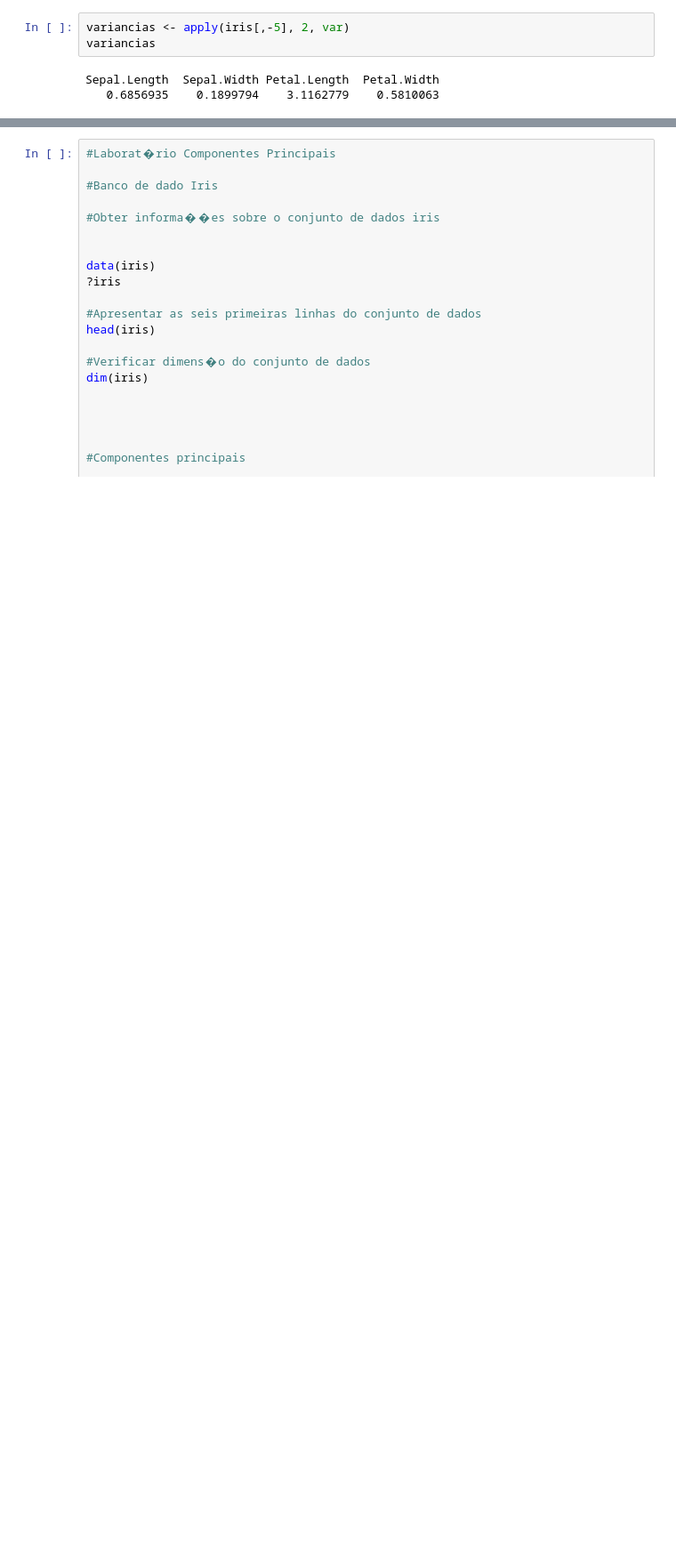
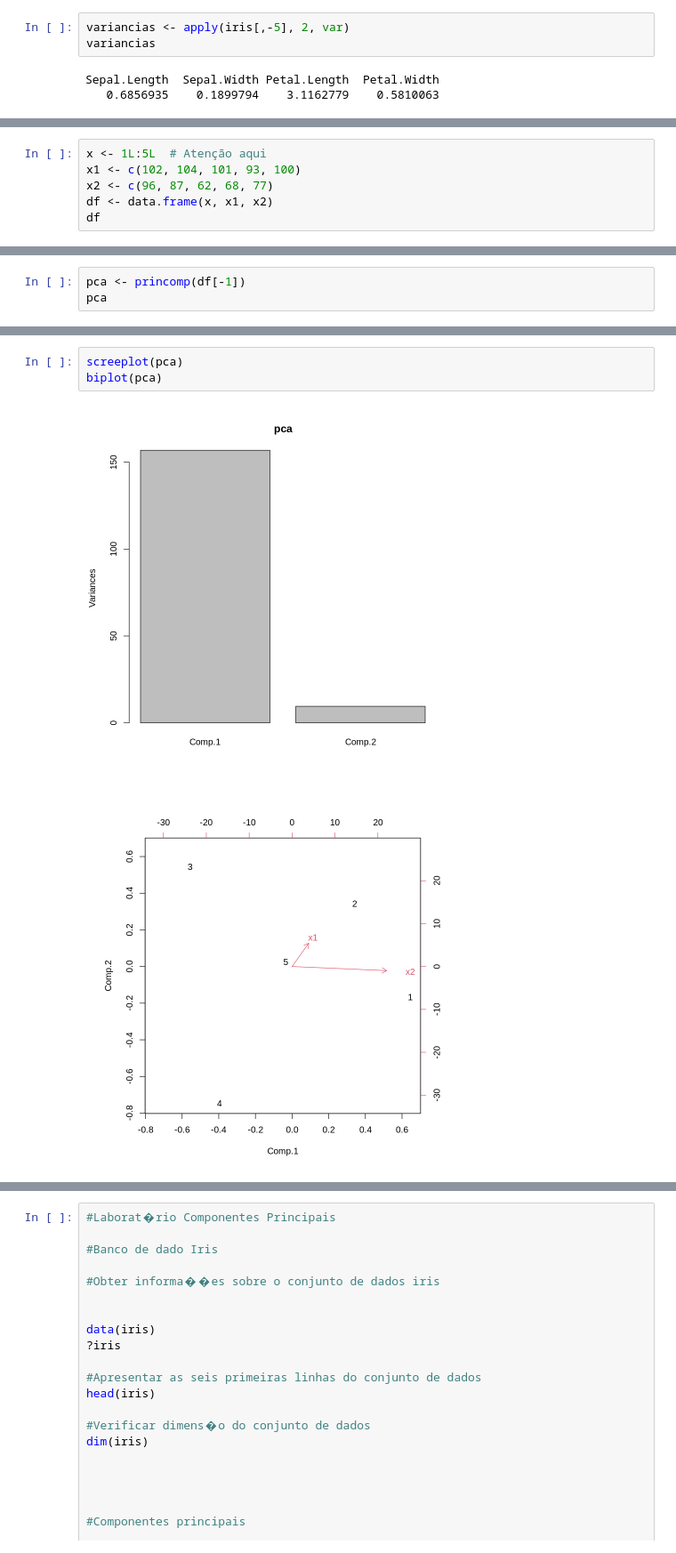
Before and after one commit to jespimentel/estudos_ia, a Jupyter notebook: Introdução_ao_aprendizado_estatístico.ipynb, the cells around one changed output, grey strips where cells are left out. Shown at 89% size. Saved outputs shown, nothing was run; the diff lists cells and outputs as text; blank space fills up the shorter version.

```diff
--- a/Introdução_ao_aprendizado_estatístico.ipynb
+++ b/Introdução_ao_aprendizado_estatístico.ipynb
@@ -121,0 +119,6 @@ t  x1  x2
+# %%
+x <- 1L:5L  # Atenção aqui
+x1 <- c(102, 104, 101, 93, 100)
+x2 <- c(96, 87, 62, 68, 77)
+df <- data.frame(x, x1, x2)
+df
@@ -121,0 +147,3 @@ t  x1  x2
+# %%
+pca <- princomp(df[-1])
+pca
@@ -121,0 +185,6 @@ t  x1  x2
+# %%
+screeplot(pca)
+biplot(pca)
+# %% [output]
+[figure, added]
+[figure, added]
```
Also changed, not shown: parts of 12 cells of this notebook.
